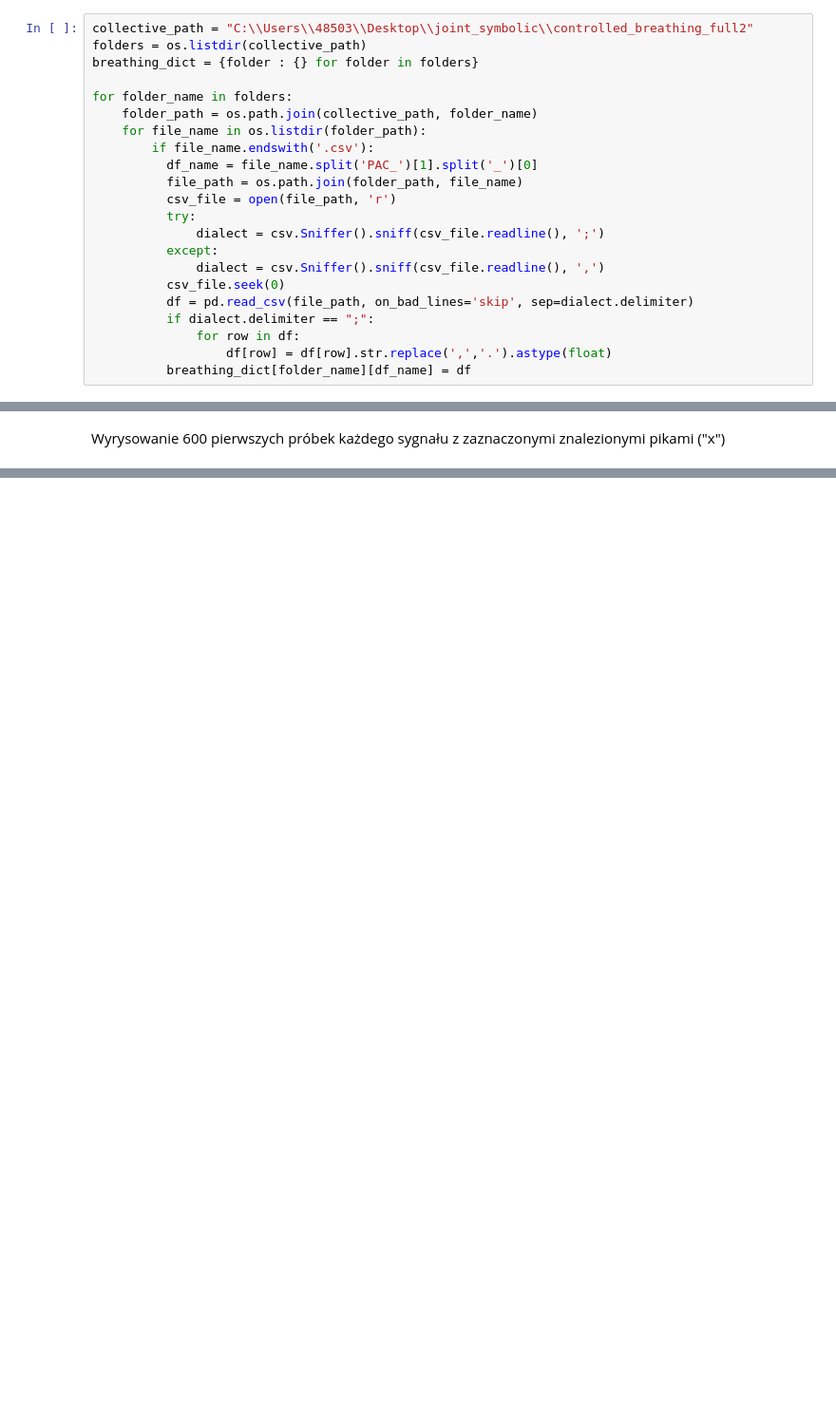
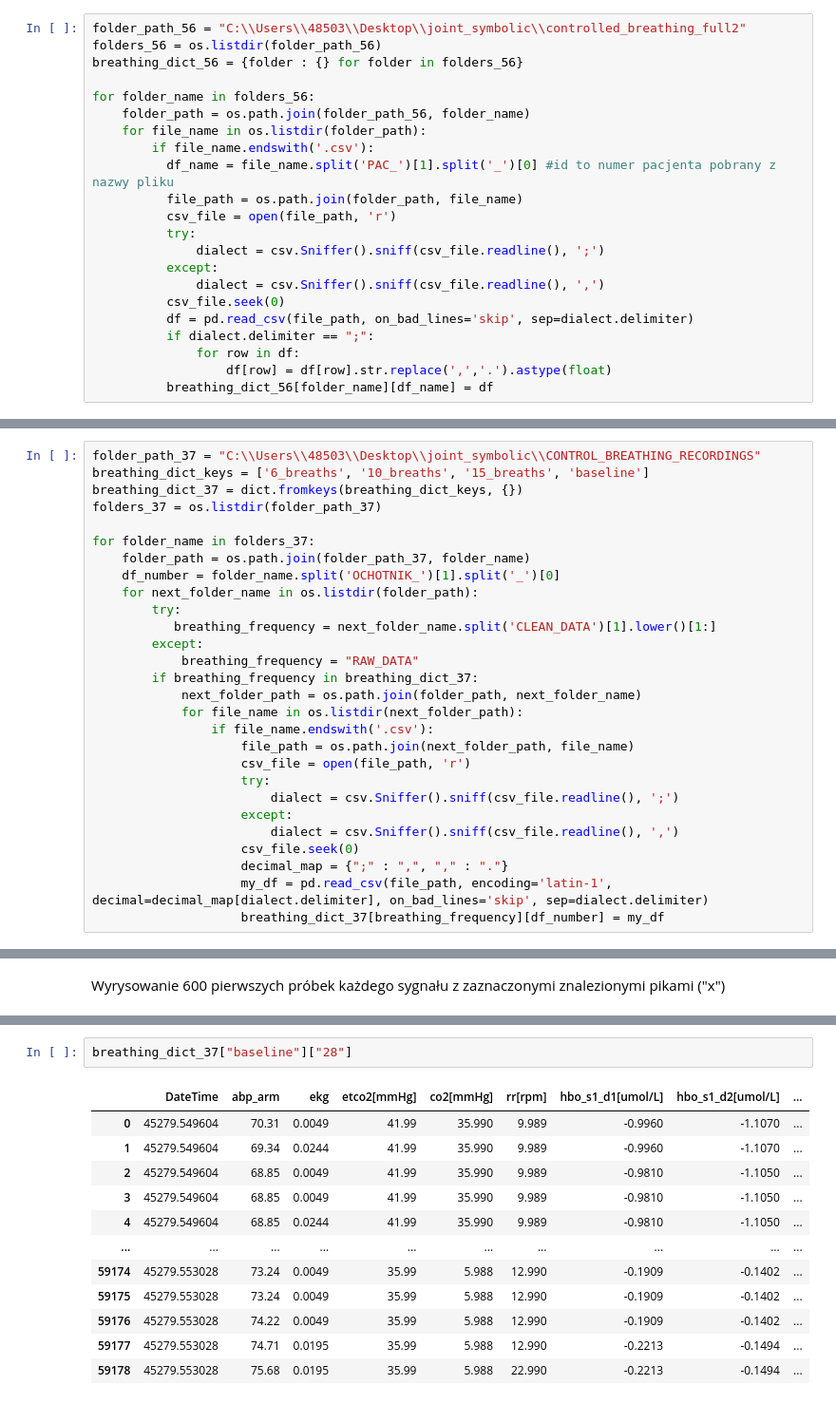
Before and after one commit to NajdekMonika/joint_symbolic, a Jupyter notebook: joint_symbolic.ipynb, the cells around one changed output, grey strips where cells are left out. Shown: that part at 95% size. Cells and saved outputs as stored; diff of their text form; blank space fills up the shorter version.

```diff
--- a/joint_symbolic.ipynb
+++ b/joint_symbolic.ipynb
@@ -48,15 +48,15 @@ for folder_name in folders:
 # %% [markdown]
 Pobranie zestawu danych, gdzie występują dwa typy plików csv
 # %%
-collective_path = "C:\\Users\\48503\\Desktop\\joint_symbolic\\controlled_breathing_full2"
-folders = os.listdir(collective_path)
-breathing_dict = {folder : {} for folder in folders}
+folder_path_56 = "C:\\Users\\48503\\Desktop\\joint_symbolic\\controlled_breathing_full2"
+folders_56 = os.listdir(folder_path_56)
+breathing_dict_56 = {folder : {} for folder in folders_56}
 
-for folder_name in folders:
-    folder_path = os.path.join(collective_path, folder_name)
+for folder_name in folders_56:
+    folder_path = os.path.join(folder_path_56, folder_name)
     for file_name in os.listdir(folder_path):
         if file_name.endswith('.csv'):
-          df_name = file_name.split('PAC_')[1].split('_')[0]
+          df_name = file_name.split('PAC_')[1].split('_')[0] #id to numer pacjenta pobrany z nazwy pliku
           file_path = os.path.join(folder_path, file_name)
           csv_file = open(file_path, 'r')
           try:
@@ -68,4 +68,4 @@ for folder_name in folders:
           if dialect.delimiter == ";":
               for row in df:
                   df[row] = df[row].str.replace(',','.').astype(float)
-          breathing_dict[folder_name][df_name] = df
+          breathing_dict_56[folder_name][df_name] = df
@@ -71,0 +74,28 @@ for folder_name in folders:
+# %%
+folder_path_37 = "C:\\Users\\48503\\Desktop\\joint_symbolic\\CONTROL_BREATHING_RECORDINGS"
+breathing_dict_keys = ['6_breaths', '10_breaths', '15_breaths', 'baseline']
+breathing_dict_37 = dict.fromkeys(breathing_dict_keys, {})
+folders_37 = os.listdir(folder_path_37)
+
+for folder_name in folders_37:
+    folder_path = os.path.join(folder_path_37, folder_name)
+    df_number = folder_name.split('OCHOTNIK_')[1].split('_')[0]
+    for next_folder_name in os.listdir(folder_path):
+        try:
+           breathing_frequency = next_folder_name.split('CLEAN_DATA')[1].lower()[1:]
+        except:
+            breathing_frequency = "RAW_DATA"
+        if breathing_frequency in breathing_dict_37:
+            next_folder_path = os.path.join(folder_path, next_folder_name)
+            for file_name in os.listdir(next_folder_path):
+                if file_name.endswith('.csv'):
+                    file_path = os.path.join(next_folder_path, file_name)
+                    csv_file = open(file_path, 'r')
+                    try:
+                        dialect = csv.Sniffer().sniff(csv_file.readline(), ';')
+                    except:
+                        dialect = csv.Sniffer().sniff(csv_file.readline(), ',')
+                    csv_file.seek(0)
+                    decimal_map = {";" : ",", "," : "."}
+                    my_df = pd.read_csv(file_path, encoding='latin-1', decimal=decimal_map[dialect.delimiter], on_bad_lines='skip', sep=dialect.delimiter)
+                    breathing_dict_37[breathing_frequency][df_number] = my_df
@@ -159,0 +309,15 @@ N_PATIENTS = 15
+# %%
+breathing_dict_37["baseline"]["28"]
+# %% [output]
+|  | DateTime | abp_arm | ekg | etco2[mmHg] | co2[mmHg] | rr[rpm] | hbo_s1_d1[umol/L] | hbo_s1_d2[umol/L] | ... |
+| 0 | 45279.549604 | 70.31 | 0.0049 | 41.99 | 35.990 | 9.989 | -0.9960 | -1.1070 | ... |
+| 1 | 45279.549604 | 69.34 | 0.0244 | 41.99 | 35.990 | 9.989 | -0.9960 | -1.1070 | ... |
+| 2 | 45279.549604 | 68.85 | 0.0049 | 41.99 | 35.990 | 9.989 | -0.9810 | -1.1050 | ... |
+| 3 | 45279.549604 | 68.85 | 0.0049 | 41.99 | 35.990 | 9.989 | -0.9810 | -1.1050 | ... |
+| 4 | 45279.549604 | 68.85 | 0.0244 | 41.99 | 35.990 | 9.989 | -0.9810 | -1.1050 | ... |
+| ... | ... | ... | ... | ... | ... | ... | ... | ... | ... |
+| 59174 | 45279.553028 | 73.24 | 0.0049 | 35.99 | 5.988 | 12.990 | -0.1909 | -0.1402 | ... |
+| 59175 | 45279.553028 | 73.24 | 0.0049 | 35.99 | 5.988 | 12.990 | -0.1909 | -0.1402 | ... |
+| 59176 | 45279.553028 | 74.22 | 0.0049 | 35.99 | 5.988 | 12.990 | -0.1909 | -0.1402 | ... |
+| 59177 | 45279.553028 | 74.71 | 0.0195 | 35.99 | 5.988 | 12.990 | -0.2213 | -0.1494 | ... |
+| 59178 | 45279.553028 | 75.68 | 0.0195 | 35.99 | 5.988 | 22.990 | -0.2213 | -0.1494 | ... |
```
Also changed, not shown: parts of 53 cells of this notebook.
